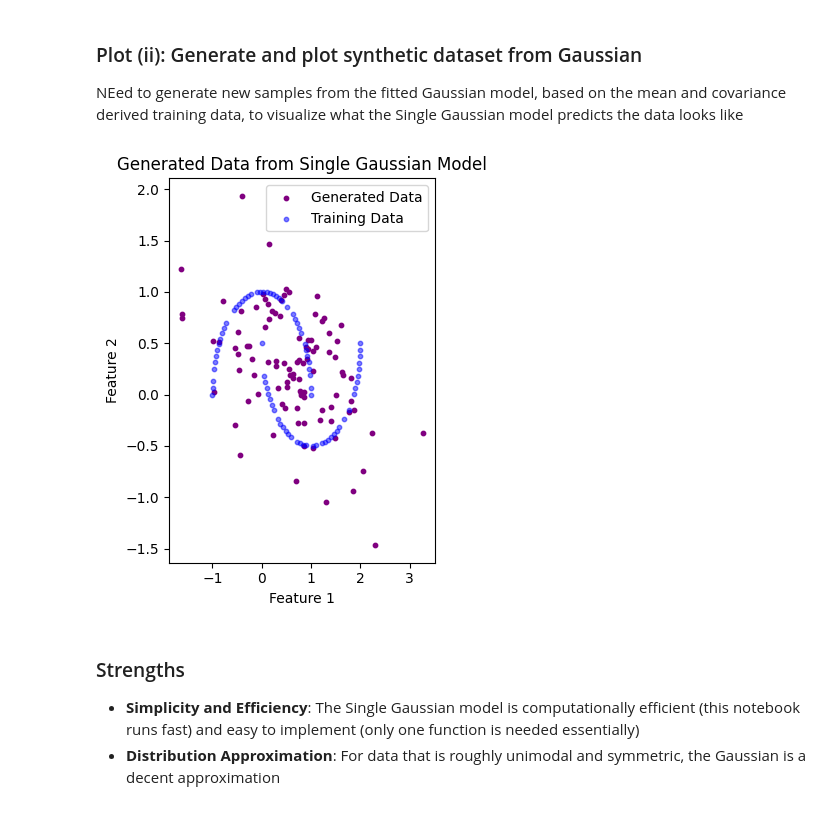
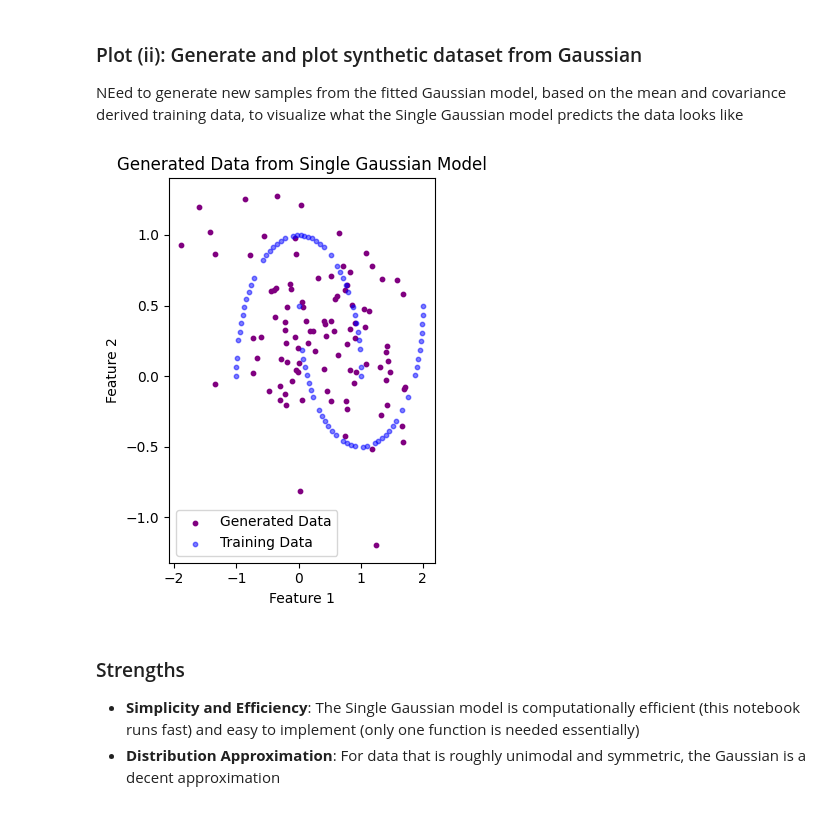
Before and after one commit to timat33/GNN, a Jupyter notebook: SingleGaussian.ipynb, the cells around one changed output. Saved outputs shown, nothing was run; the diff lists cells and outputs as text; code cells hidden in the pictures.

```diff
--- a/SingleGaussian.ipynb
+++ b/SingleGaussian.ipynb
@@ -36,16 +36,29 @@ The Single Gaussian Model assumes the data follows a Gaussian distribution with
 # %%
 import numpy as np
 
-# Calculate mean and covariance of the training data
-mu = np.mean(train_data, axis=0)  # Mean vector
-sigma = np.cov(train_data, rowvar=False)  # Covariance matrix
+def calculate_mean_and_covariance(data):
+    mean = np.mean(data, axis=0)
+    covariance = np.cov(data, rowvar=False)
+    return mean, covariance
 
-# Gaussian PDF function
-def gaussian_pdf(x, mu, sigma):
-    d = len(mu)
-    det_sigma = np.linalg.det(sigma)
-    inv_sigma = np.linalg.inv(sigma)
-    norm_factor = 1 / ((2 * np.pi) ** (d / 2) * det_sigma ** 0.5)
-    diff = x - mu
-    exponent = -0.5 * np.dot(np.dot(diff.T, inv_sigma), diff)
+def gaussian_pdf(x, mean, covariance):
+    d = len(mean)
+    det_covariance = np.linalg.det(covariance)
+    inv_covariance = np.linalg.inv(covariance)
+    norm_factor = 1 / ((2 * np.pi) ** (d / 2) * det_covariance ** 0.5)
+
+    diff = x - mean
+    exponent = -0.5 * np.dot(np.dot(diff.T, inv_covariance), diff)
+
     return norm_factor * np.exp(exponent)
+
+def sample_gaussian(mean, covariance, n=1):
+    z = np.random.normal(size=(n, len(mean)))
+
+    # Step 2: Transform the samples to match the Gaussian distribution
+    eigenvalues, eigenvectors = np.linalg.eig(covariance)
+    Lambda_sqrt = np.diag(np.sqrt(eigenvalues))
+
+    transformed_samples = z @ Lambda_sqrt @ eigenvectors.T + mean
+
+    return transformed_samples
@@ -58,0 +67,2 @@ probabilities = np.array([gaussian_pdf(x, mu, sigma) for x in train_data])
+# %%
+mean, covariance = calculate_mean_and_covariance(train_data)
@@ -92,20 +114,20 @@ plt.legend()
 
 NEed to generate new samples from the fitted Gaussian model, based on the mean and covariance derived training data, to visualize what the Single Gaussian model predicts the data looks like
 # %%
-generated_data = np.random.multivariate_normal(mu, sigma, 100)
+generated_data = sample_gaussian(mean, covariance, n=100)
 
 plt.subplot(1, 2, 2)
 plt.scatter(generated_data[:, 0], generated_data[:, 1], color="purple", s=10, label="Generated Data")
 plt.scatter(train_data[:, 0], train_data[:, 1], color="blue", s=10, alpha=0.5, label="Training Data")
 plt.title("Generated Data from Single Gaussian Model")
 plt.xlabel("Feature 1")
 plt.ylabel("Feature 2")
 plt.legend()
 
 plt.tight_layout()
 plt.show()
 # %% [output]
-[figure, old version]
+[figure, new version]
 # %% [markdown]
 ### Strengths
 - **Simplicity and Efficiency**: The Single Gaussian model is computationally efficient (this notebook runs fast) and easy to implement (only one function is needed essentially)
```
Also changed, not shown: parts of 9 cells of this notebook, 1 other file.
